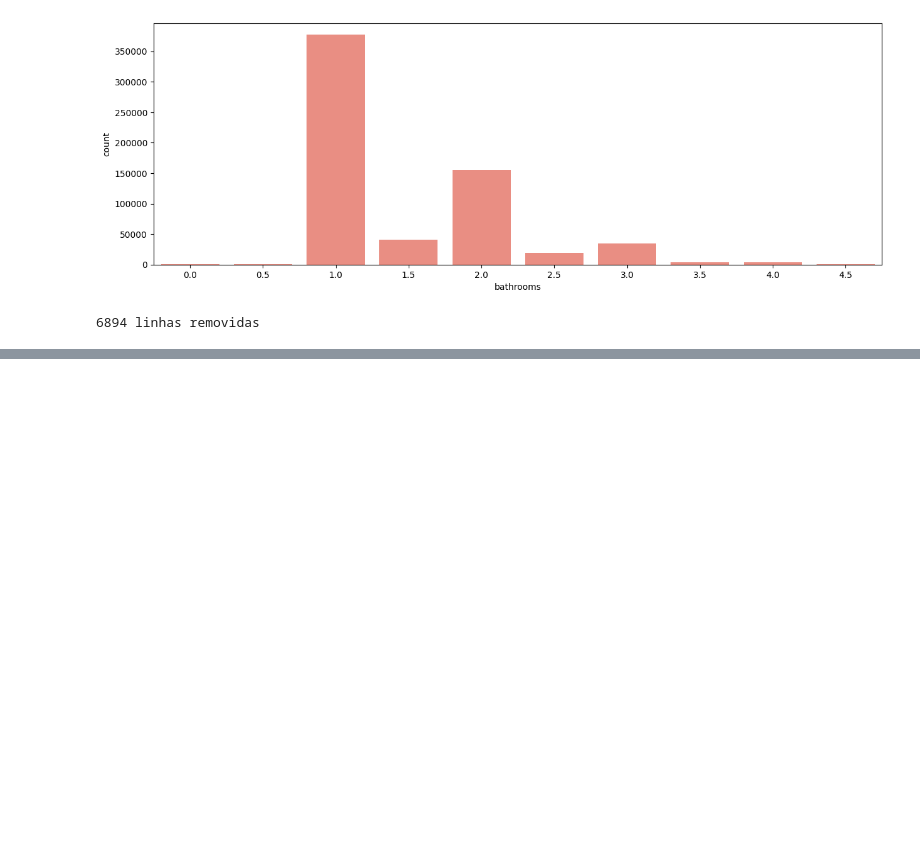
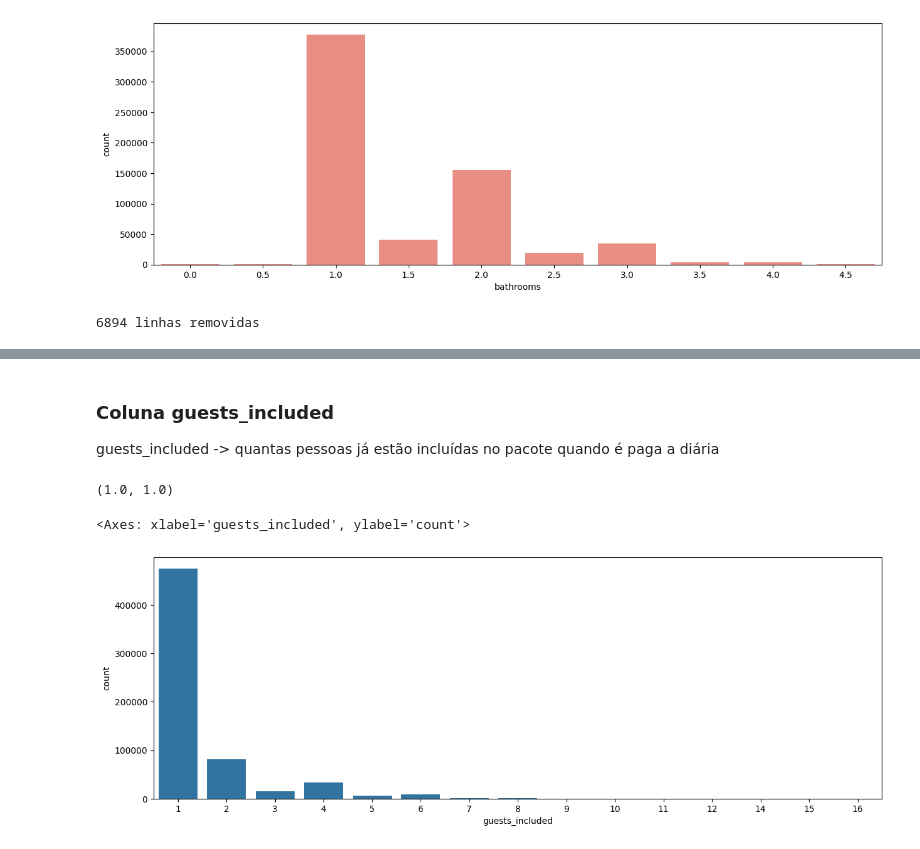
Before and after one commit to Giodzz/Data-Science-Project, a Jupyter notebook: main.ipynb, the cells around one changed output, grey strips where cells are left out. Drawn from its saved outputs; the diff is of its cells as text; code cells hidden in the pictures; blank space fills up the shorter version.

```diff
--- a/main.ipynb
+++ b/main.ipynb
@@ -398,0 +432,12 @@ print(f"{linhas_removidas} linhas removidas")
+# %% [markdown]
+### Coluna guests_included
+
+guests_included -> quantas pessoas já estão incluídas no pacote quando é paga a diária
+# %%
+print(limites(base_airbnb['guests_included']))
+plt.figure(figsize=(15, 5))
+sns.barplot(x=base_airbnb['guests_included'].value_counts().index, y=base_airbnb['guests_included'].value_counts())
+# %% [output]
+(1.0, 1.0)
+<Axes: xlabel='guests_included', ylabel='count'>
+[figure, added]
```
Also changed, not shown: parts of 37 cells of this notebook.
